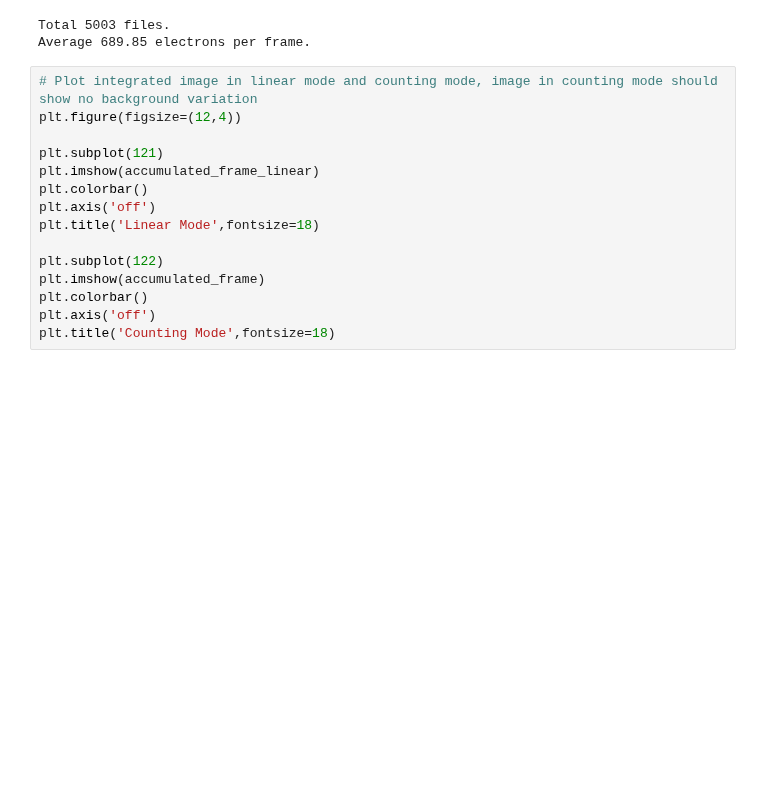
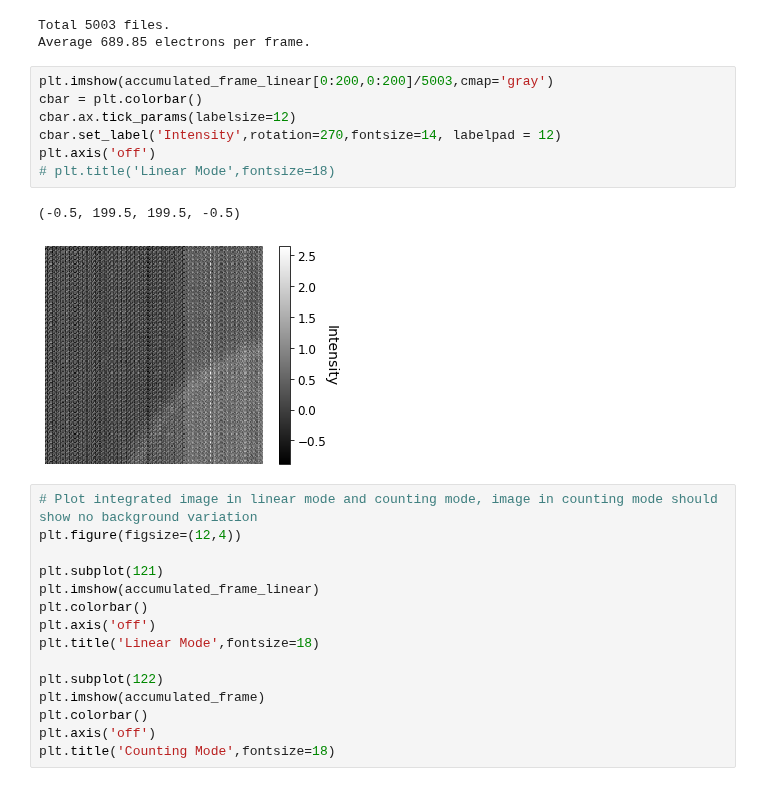
Before and after one commit to CY-Zhang/PyProcessingCodes, a Jupyter notebook: Calibrations/BeamCurrentCalibration.ipynb, the cells around one changed output. Saved outputs shown, nothing was run; the diff lists cells and outputs as text; blank space fills up the shorter version.

```diff
--- a/Calibrations/BeamCurrentCalibration.ipynb
+++ b/Calibrations/BeamCurrentCalibration.ipynb
@@ -30,6 +30,16 @@ print('Average '+"{:.2f}".format(avg_counts) + ' electrons per frame.')
 # %% [output]
 Total 5003 files.
 Average 689.85 electrons per frame.
+# %%
+plt.imshow(accumulated_frame_linear[0:200,0:200]/5003,cmap='gray')
+cbar = plt.colorbar()
+cbar.ax.tick_params(labelsize=12)
+cbar.set_label('Intensity',rotation=270,fontsize=14, labelpad = 12)
+plt.axis('off')
+# plt.title('Linear Mode',fontsize=18)
+# %% [output]
+(-0.5, 199.5, 199.5, -0.5)
+[figure, added]
 # %%
 # Plot integrated image in linear mode and counting mode, image in counting mode should show no background variation
 plt.figure(figsize=(12,4))
```
Also changed, not shown: 5 other files.
